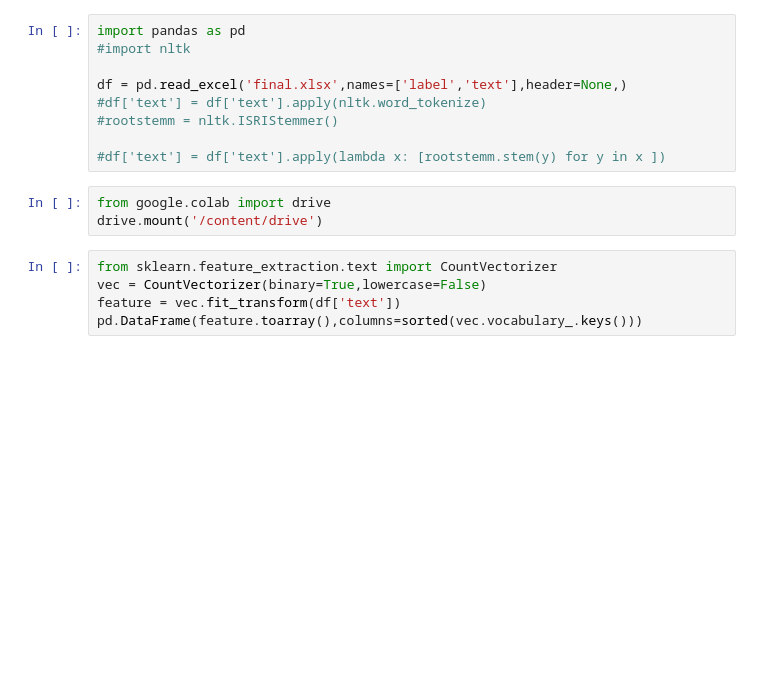
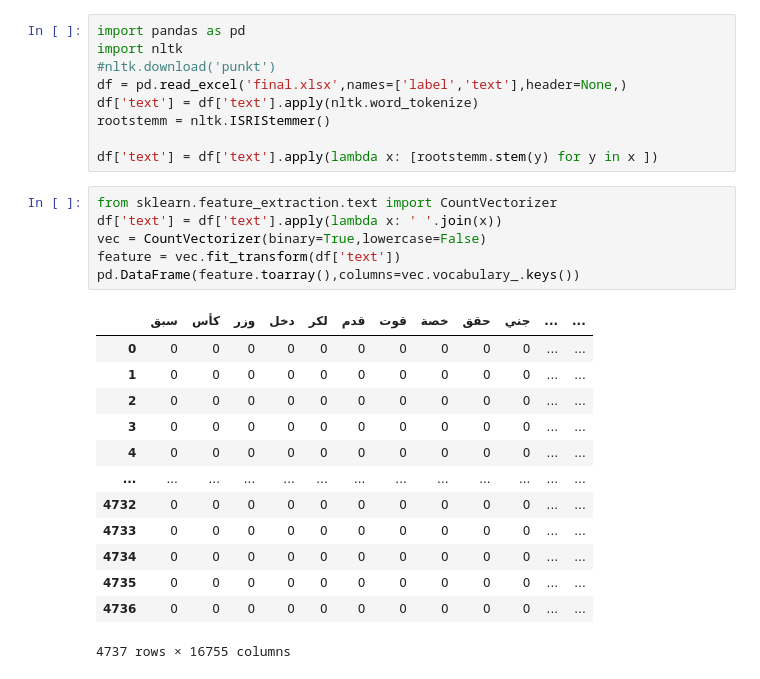
Before and after one commit to MariamGhoneem/ANLP, a Jupyter notebook: Untitled1.ipynb, the cells around one changed output. Saved outputs shown, nothing was run; the diff lists cells and outputs as text; blank space fills up the shorter version.

```diff
--- a/Untitled1.ipynb
+++ b/Untitled1.ipynb
@@ -2,21 +2,33 @@
 <a href="https://colab.research.google.com/github/MariamGhoneem/ANLP/blob/main/Untitled1.ipynb" target="_parent"><img src="https://colab.research.google.com/assets/colab-badge.svg" alt="Open In Colab"/></a>
 # %%
 import pandas as pd
-#import nltk
+import nltk
+#nltk.download('punkt')
+df = pd.read_excel('final.xlsx',names=['label','text'],header=None,)
+df['text'] = df['text'].apply(nltk.word_tokenize)
+rootstemm = nltk.ISRIStemmer()
 
-df = pd.read_excel('final.xlsx',names=['label','text'],header=None,)
-#df['text'] = df['text'].apply(nltk.word_tokenize)
-#rootstemm = nltk.ISRIStemmer()
-
-#df['text'] = df['text'].apply(lambda x: [rootstemm.stem(y) for y in x ])
+df['text'] = df['text'].apply(lambda x: [rootstemm.stem(y) for y in x ])
-# %%
-from google.colab import drive
-drive.mount('/content/drive')
 # %%
 from sklearn.feature_extraction.text import CountVectorizer
+df['text'] = df['text'].apply(lambda x: ' '.join(x))
 vec = CountVectorizer(binary=True,lowercase=False)
 feature = vec.fit_transform(df['text'])
-pd.DataFrame(feature.toarray(),columns=sorted(vec.vocabulary_.keys()))
+pd.DataFrame(feature.toarray(),columns=vec.vocabulary_.keys())
+# %% [output]
+|  | سبق | كأس | وزر | دخل | لكر | قدم | قوت | خصة | حقق | جني | ... | ... |
+| 0 | 0 | 0 | 0 | 0 | 0 | 0 | 0 | 0 | 0 | 0 | ... | ... |
+| 1 | 0 | 0 | 0 | 0 | 0 | 0 | 0 | 0 | 0 | 0 | ... | ... |
+| 2 | 0 | 0 | 0 | 0 | 0 | 0 | 0 | 0 | 0 | 0 | ... | ... |
+| 3 | 0 | 0 | 0 | 0 | 0 | 0 | 0 | 0 | 0 | 0 | ... | ... |
+| 4 | 0 | 0 | 0 | 0 | 0 | 0 | 0 | 0 | 0 | 0 | ... | ... |
+| ... | ... | ... | ... | ... | ... | ... | ... | ... | ... | ... | ... | ... |
+| 4732 | 0 | 0 | 0 | 0 | 0 | 0 | 0 | 0 | 0 | 0 | ... | ... |
+| 4733 | 0 | 0 | 0 | 0 | 0 | 0 | 0 | 0 | 0 | 0 | ... | ... |
+| 4734 | 0 | 0 | 0 | 0 | 0 | 0 | 0 | 0 | 0 | 0 | ... | ... |
+| 4735 | 0 | 0 | 0 | 0 | 0 | 0 | 0 | 0 | 0 | 0 | ... | ... |
+| 4736 | 0 | 0 | 0 | 0 | 0 | 0 | 0 | 0 | 0 | 0 | ... | ... |
+4737 rows × 16755 columns
 # %%
 from sklearn.feature_extraction.text import CountVectorizer
 vec = CountVectorizer()
```
Also changed, not shown: parts of 4 cells of this notebook.
